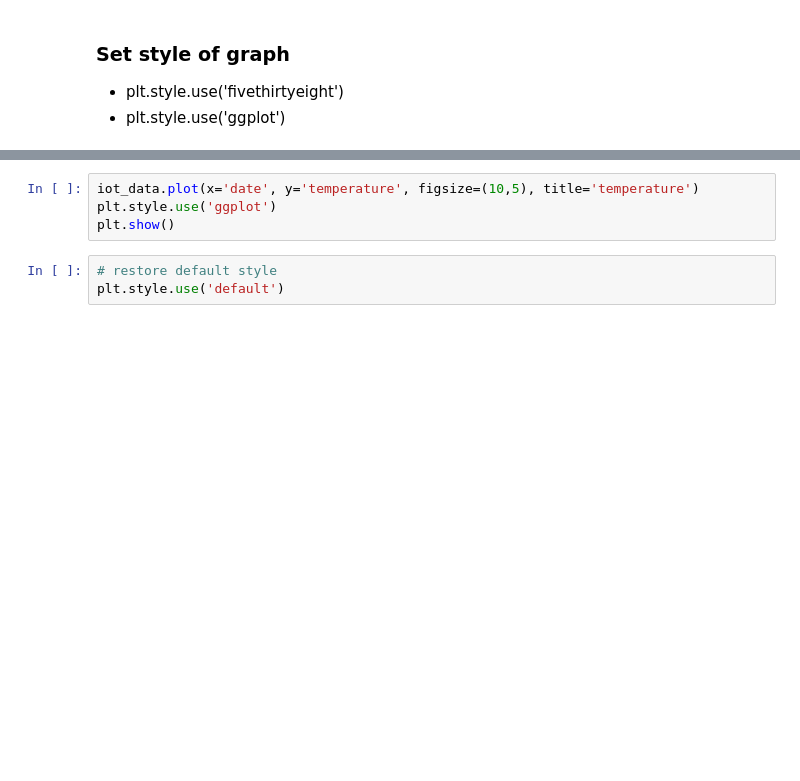
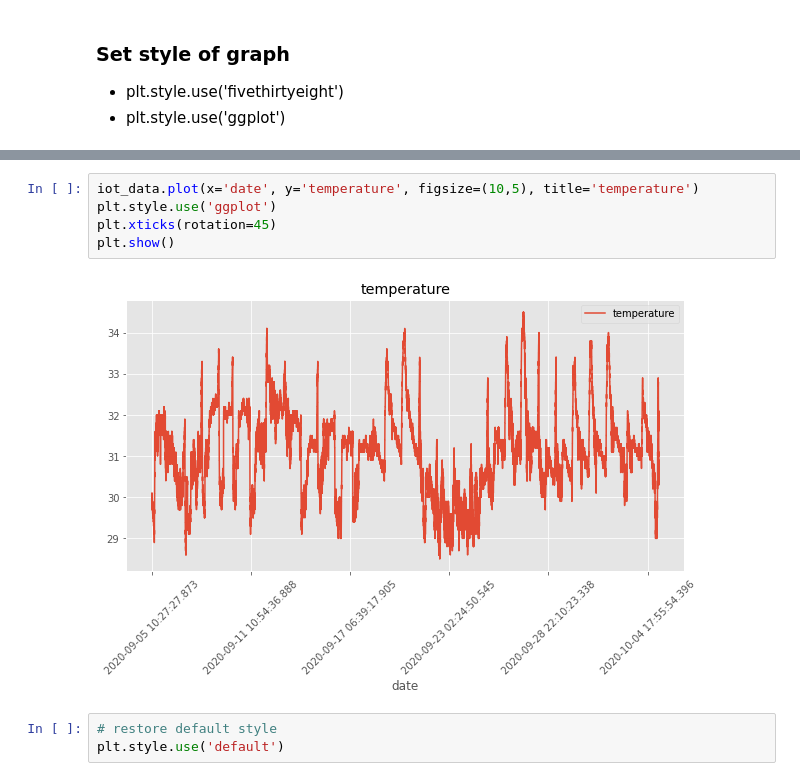
Before and after one commit to o-going/pdm01, a Jupyter notebook: py-pandas/pandas_6_iot_nano33.ipynb, the cells around one changed output, grey strips where cells are left out. Cells and saved outputs as stored; diff of their text form; blank space fills up the shorter version.

```diff
--- a/py-pandas/pandas_6_iot_nano33.ipynb
+++ b/py-pandas/pandas_6_iot_nano33.ipynb
@@ -278,7 +309,10 @@ plt.show()
 # %%
 iot_data.plot(x='date', y='temperature', figsize=(10,5), title='temperature')
 plt.style.use('ggplot')
+plt.xticks(rotation=45)
 plt.show()
+# %% [output]
+[figure, added]
 # %%
 # restore default style
 plt.style.use('default')
```
Also changed, not shown: parts of 47 cells of this notebook.
